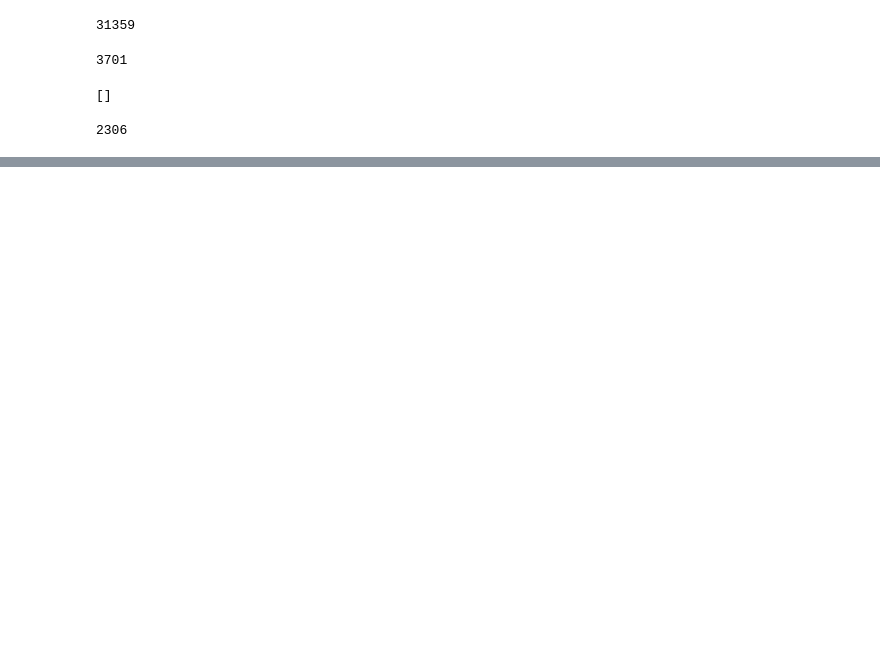
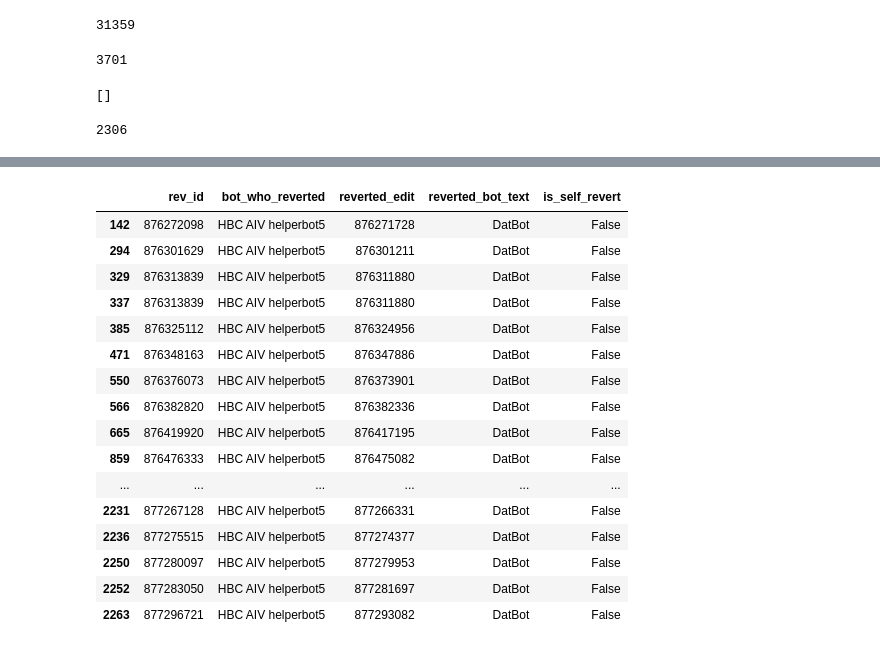
Before and after one commit to levon003/wiki-ores-feedback, a Jupyter notebook: reu2021/analysis_abby.ipynb, the cells around one changed output, grey strips where cells are left out. Drawn from its saved outputs; the diff is of its cells as text; code cells hidden in the pictures; blank space fills up the shorter version.

```diff
--- a/reu2021/analysis_abby.ipynb
+++ b/reu2021/analysis_abby.ipynb
@@ -456,0 +467,4 @@ SyntaxError: cannot assign to function call (<ipython-input-146-9bb306091588>, l
+# %%
+reverting_user_is_bot["reverted_edit"] = ""
+reverting_user_is_bot["reverted_bot_text"] = ""
+reverting_user_is_bot
@@ -456,0 +485,9 @@ SyntaxError: cannot assign to function call (<ipython-input-146-9bb306091588>, l
+# %%
+for row in reverting_user_is_bot.itertuples():
+    for line in df_bots.itertuples():
+        if row.rev_id == int(line.revert_id):
+            reverting_user_is_bot.loc[row.Index, 'reverted_edit'] = line.rev_id
+            reverting_user_is_bot.loc[row.Index, 'reverted_bot_text'] = line.user_text
+            break
+
+reverting_user_is_bot
@@ -456,0 +528,6 @@ SyntaxError: cannot assign to function call (<ipython-input-146-9bb306091588>, l
+# %%
+reverting_user_is_bot["is_self_revert"] = False
+
+for row in reverting_user_is_bot.itertuples():
+    if row.bot_who_reverted == row.reverted_bot_text:
+        reverting_user_is_bot.loc[row.Index, "is_self_revert"] = True
@@ -456,0 +540,2 @@ SyntaxError: cannot assign to function call (<ipython-input-146-9bb306091588>, l
+# %%
+reverted_by_other_bot = reverting_user_is_bot[reverting_user_is_bot.is_self_revert==False]
@@ -456,0 +554,20 @@ SyntaxError: cannot assign to function call (<ipython-input-146-9bb306091588>, l
+# %%
+reverted_by_other_bot[reverted_by_other_bot.bot_who_reverted == "HBC AIV helperbot5"]
+# %% [output]
+|  | rev_id | bot_who_reverted | reverted_edit | reverted_bot_text | is_self_revert |
+| 142 | 876272098 | HBC AIV helperbot5 | 876271728 | DatBot | False |
+| 294 | 876301629 | HBC AIV helperbot5 | 876301211 | DatBot | False |
+| 329 | 876313839 | HBC AIV helperbot5 | 876311880 | DatBot | False |
+| 337 | 876313839 | HBC AIV helperbot5 | 876311880 | DatBot | False |
+| 385 | 876325112 | HBC AIV helperbot5 | 876324956 | DatBot | False |
+| 471 | 876348163 | HBC AIV helperbot5 | 876347886 | DatBot | False |
+| 550 | 876376073 | HBC AIV helperbot5 | 876373901 | DatBot | False |
+| 566 | 876382820 | HBC AIV helperbot5 | 876382336 | DatBot | False |
+| 665 | 876419920 | HBC AIV helperbot5 | 876417195 | DatBot | False |
+| 859 | 876476333 | HBC AIV helperbot5 | 876475082 | DatBot | False |
+| ... | ... | ... | ... | ... | ... |
+| 2231 | 877267128 | HBC AIV helperbot5 | 877266331 | DatBot | False |
+| 2236 | 877275515 | HBC AIV helperbot5 | 877274377 | DatBot | False |
+| 2250 | 877280097 | HBC AIV helperbot5 | 877279953 | DatBot | False |
+| 2252 | 877283050 | HBC AIV helperbot5 | 877281697 | DatBot | False |
+| 2263 | 877296721 | HBC AIV helperbot5 | 877293082 | DatBot | False |
```
Also changed, not shown: parts of 11 cells of this notebook.
